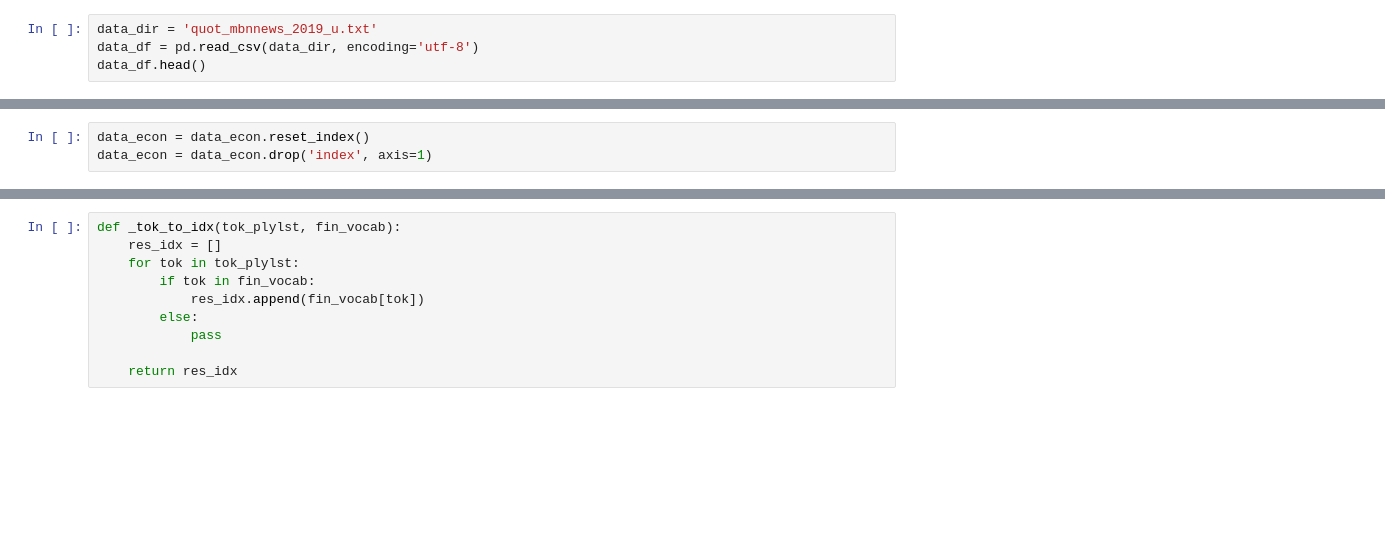
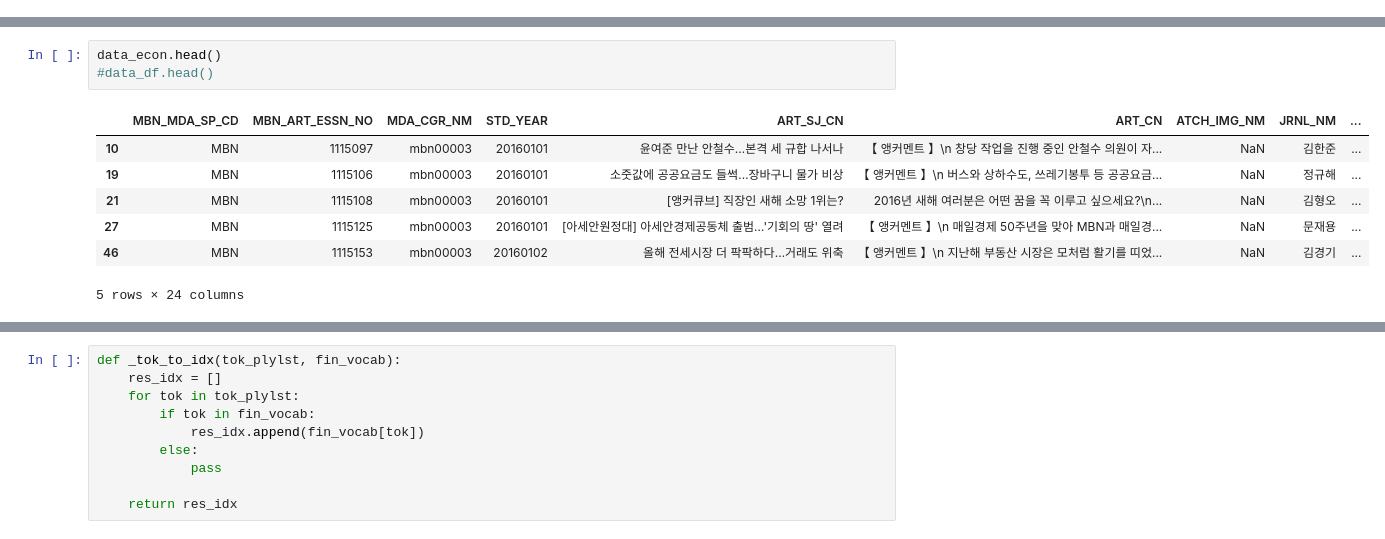
Before and after one commit to saladsong/mbn_reco, a Jupyter notebook: mbn_pp_metadata.ipynb, the cells around one changed output, grey strips where cells are left out. Cells and saved outputs as stored; diff of their text form; blank space fills up the shorter version.

```diff
--- a/mbn_pp_metadata.ipynb
+++ b/mbn_pp_metadata.ipynb
@@ -7,4 +0,0 @@ import codecs
-# %%
-data_dir = 'quot_mbnnews_2019_u.txt'
-data_df = pd.read_csv(data_dir, encoding='utf-8')
-data_df.head()
@@ -76,3 +0,0 @@ data_econ
-# %%
-data_econ = data_econ.reset_index()
-data_econ = data_econ.drop('index', axis=1)
@@ -181,0 +49,11 @@ def _get_fin_vocab(vocab):
+# %%
+data_econ.head()
+#data_df.head()
+# %% [output]
+|  | MBN_MDA_SP_CD | MBN_ART_ESSN_NO | MDA_CGR_NM | STD_YEAR | ART_SJ_CN | ART_CN | ATCH_IMG_NM | JRNL_NM | ... |
+| 10 | MBN | 1115097 | mbn00003 | 20160101 | 윤여준 만난 안철수…본격 세 규합 나서나 | 【 앵커멘트 】\n 창당 작업을 진행 중인 안철수 의원이 자... | NaN | 김한준 | ... |
+| 19 | MBN | 1115106 | mbn00003 | 20160101 | 소줏값에 공공요금도 들썩…장바구니 물가 비상 | 【 앵커멘트 】\n 버스와 상하수도, 쓰레기봉투 등 공공요금... | NaN | 정규해 | ... |
+| 21 | MBN | 1115108 | mbn00003 | 20160101 | [앵커큐브] 직장인 새해 소망 1위는? | 2016년 새해 여러분은 어떤 꿈을 꼭 이루고 싶으세요?\n... | NaN | 김형오 | ... |
+| 27 | MBN | 1115125 | mbn00003 | 20160101 | [아세안원정대] 아세안경제공동체 출범…'기회의 땅' 열려 | 【 앵커멘트 】\n 매일경제 50주년을 맞아 MBN과 매일경... | NaN | 문재용 | ... |
+| 46 | MBN | 1115153 | mbn00003 | 20160102 | 올해 전세시장 더 팍팍하다…거래도 위축 | 【 앵커멘트 】\n 지난해 부동산 시장은 모처럼 활기를 띠었... | NaN | 김경기 | ... |
+5 rows × 24 columns
```
Also changed, not shown: parts of 90 cells of this notebook.
